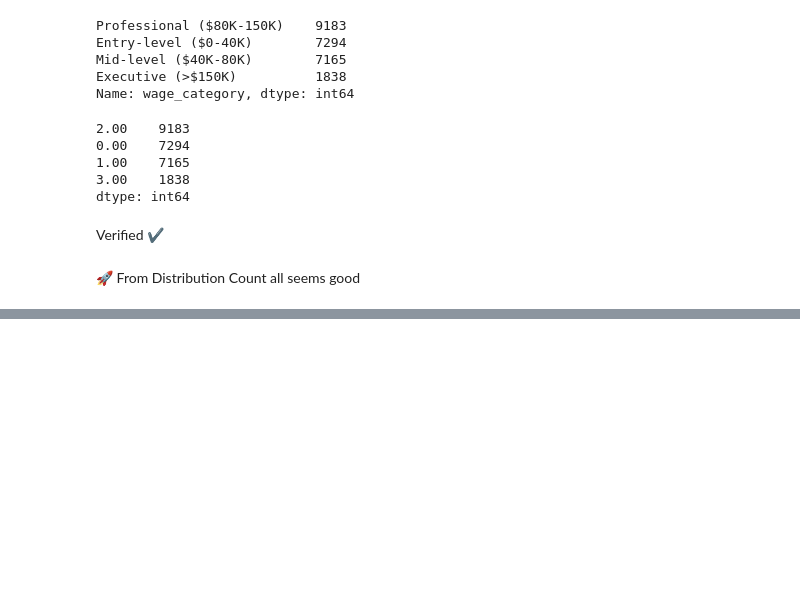
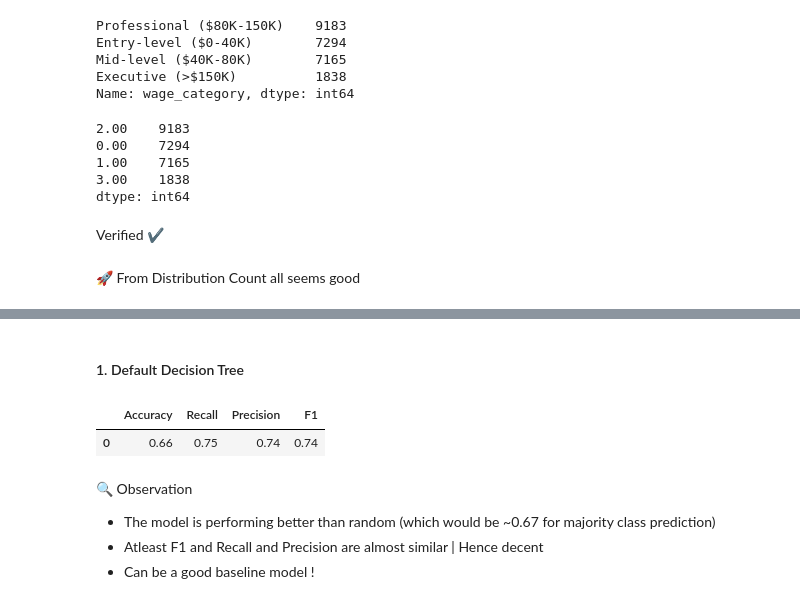
Before and after one commit to nszenoti/PYPG, a Jupyter notebook: projects/easyvisa/notebook.ipynb, the cells around one changed output, grey strips where cells are left out. Drawn from its saved outputs; the diff is of its cells as text; code cells hidden in the pictures; blank space fills up the shorter version.

Commit message:
modeling

```diff
--- a/projects/easyvisa/notebook.ipynb
+++ b/projects/easyvisa/notebook.ipynb
@@ -2661,0 +3055,26 @@ ohe_cols = [
+# %% [markdown]
+#### 1. Default Decision Tree
+# %%
+# Create pipeline with preprocessing and default decision tree
+dt_pipeline = Pipeline([
+    ('preprocessor', preprocessor),
+    ('classifier', DecisionTreeClassifier(random_state=42, class_weight='balanced'))
+])
+
+# Fit the pipeline on training data
+dt_pipeline.fit(X_train, y_train)
+
+# Make predictions
+y_pred = dt_pipeline.predict(X_test)
+# %%
+dt_result = get_classification_metrics(y_test, y_pred)
+dt_result
+# %% [output]
+|  | Accuracy | Recall | Precision | F1 |
+| 0 | 0.66 | 0.75 | 0.74 | 0.74 |
+# %% [markdown]
+🔍 Observation
+
+- The model is performing better than random (which would be ~0.67 for majority class prediction)
+- Atleast F1 and Recall and Precision are almost similar | Hence decent
+- Can be a good baseline model !
```
Also changed, not shown: parts of 60 cells of this notebook, 14 other files.
